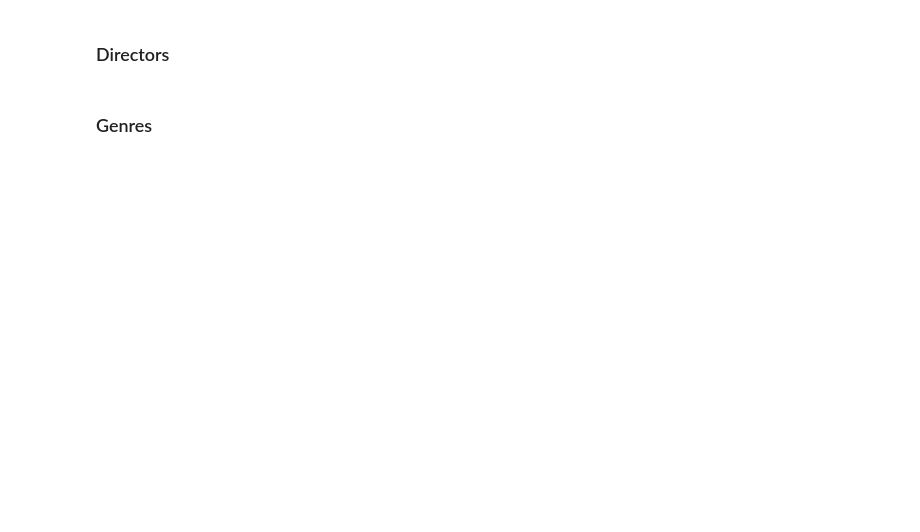
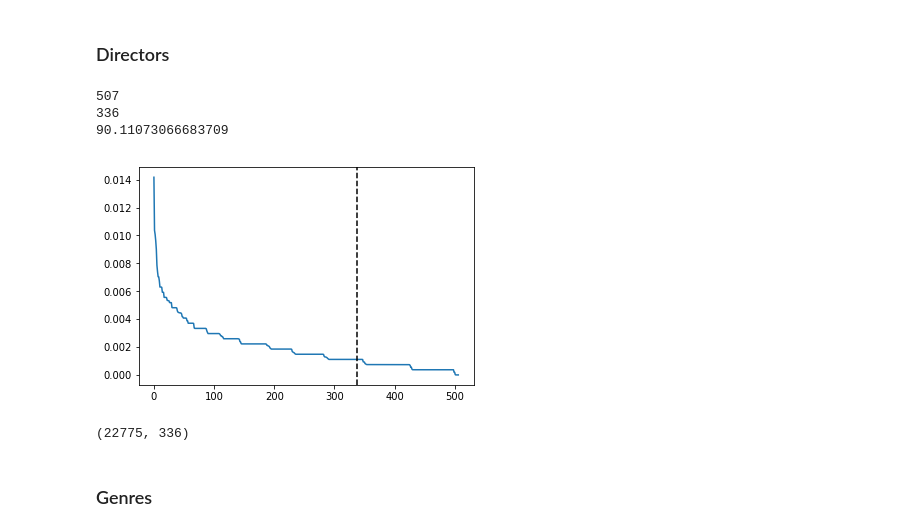
Before and after one commit to Andyayk/BAVAT-IS424-T2, a Jupyter notebook: 3. Exploratory Data Analysis/PCA.ipynb, the cells around one changed output. Drawn from its saved outputs; the diff is of its cells as text; code cells hidden in the pictures; blank space fills up the shorter version.

```diff
--- a/3. Exploratory Data Analysis/PCA.ipynb
+++ b/3. Exploratory Data Analysis/PCA.ipynb
@@ -144,17 +150,25 @@ print(directors_explained_variance)
 # %%
 print(len(directors_explained_variance))
+# print(directors_explained_variance.cumsum())
+k2 = np.argmax(directors_explained_variance.cumsum() > 0.9)
+print (k2)
+print(sum(directors_explained_variance[:k2+1])*100)
 
-plt.plot(directors_explained_variance[0:3]) # adjust values to zoom in/out of graph
+plt.plot(directors_explained_variance) # adjust values to zoom in/out of graph
+plt.axvline(x=k2+1, color='k', linestyle='--')
 plt.show()
-
-# sum(directors_explained_variance[:1])
-print(directors_explained_variance[0])
+# %% [output]
+507
+336
+90.11073066683709
+[figure, added]
 # %%
-ipca2 = IncrementalPCA(copy=True, n_components=1, whiten=False) # batch size none
+ipca2 = IncrementalPCA(copy=True, n_components=k2, whiten=False) # batch size none
 ipca2.fit(X_directors)
 X_directors_transformed = ipca2.transform(X_directors)
 print(X_directors_transformed.shape)
-print (X_directors_transformed)
+# %% [output]
+(22775, 336)
 # %% [markdown]
 <h3>Genres</h3>
 # %%
```
Also changed, not shown: parts of 34 cells of this notebook, 1 other file.
